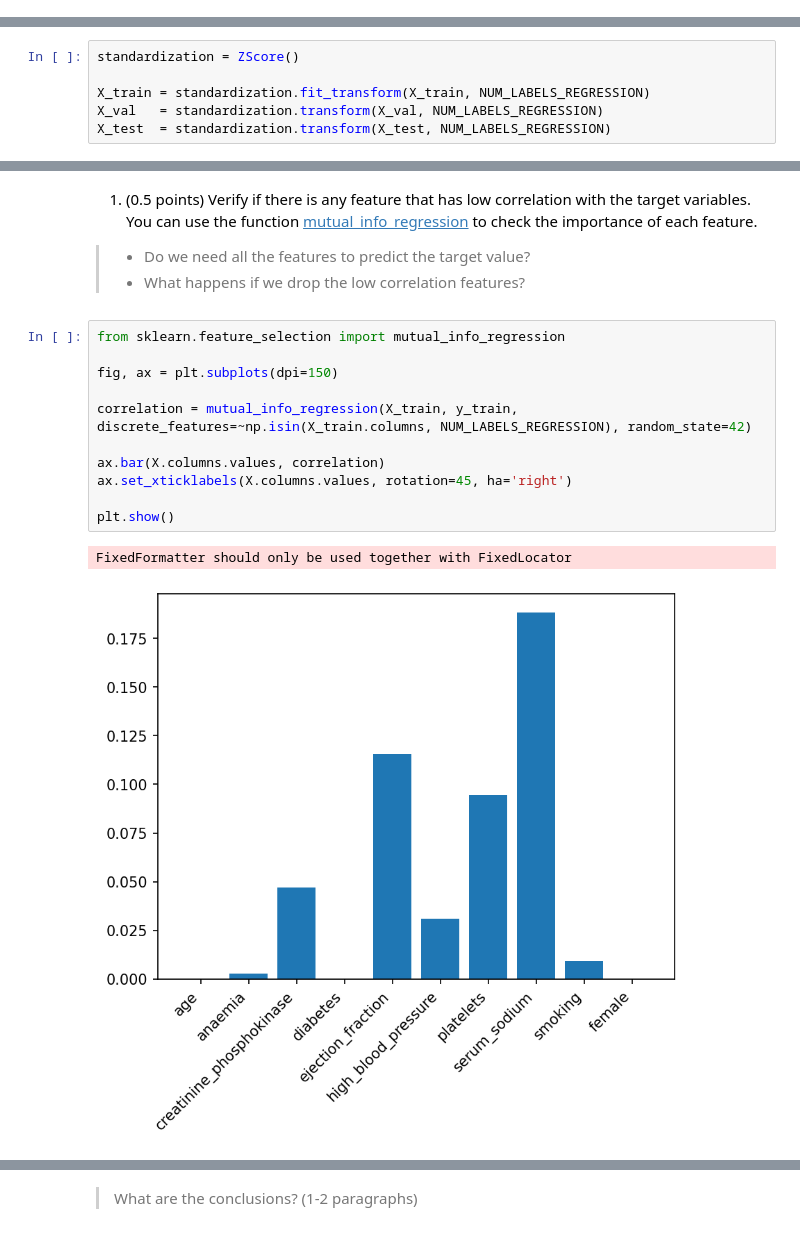
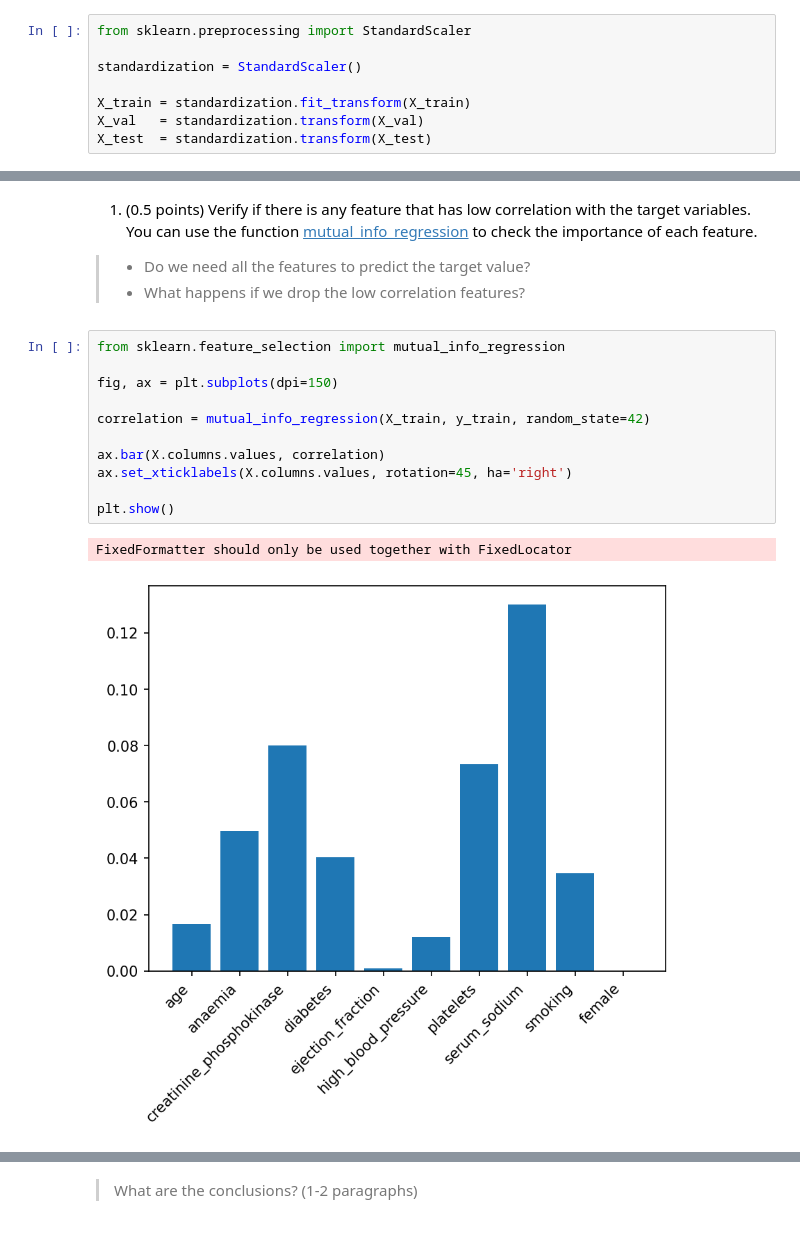
Before and after one commit to DanielGardin/MO444, a Jupyter notebook: T2_Classical_Techniques.ipynb, the cells around one changed output, grey strips where cells are left out. Cells and saved outputs as stored; diff of their text form.

```diff
--- a/T2_Classical_Techniques.ipynb
+++ b/T2_Classical_Techniques.ipynb
@@ -207,11 +163,13 @@ class ZScore:
+# %%
+from sklearn.preprocessing import StandardScaler
+
+standardization = StandardScaler()
+
+X_train = standardization.fit_transform(X_train)
+X_val   = standardization.transform(X_val)
+X_test  = standardization.transform(X_test)
 # %% [markdown]
 Os parâmetros da normalização são calculados no conjunto de treinamento e a mesma normalização é utilizada no conjunto de treinamento, validação e teste.
-# %%
-standardization = ZScore()
-
-X_train = standardization.fit_transform(X_train, NUM_LABELS_REGRESSION)
-X_val   = standardization.transform(X_val, NUM_LABELS_REGRESSION)
-X_test  = standardization.transform(X_test, NUM_LABELS_REGRESSION)
 # %% [markdown]
 ### Activities
 # %% [markdown]
@@ -222,15 +180,15 @@ X_test  = standardization.transform(X_test, NUM_LABELS_REGRESSION)
 # %%
 from sklearn.feature_selection import mutual_info_regression
 
 fig, ax = plt.subplots(dpi=150)
 
-correlation = mutual_info_regression(X_train, y_train, discrete_features=~np.isin(X_train.columns, NUM_LABELS_REGRESSION), random_state=42)
+correlation = mutual_info_regression(X_train, y_train, random_state=42)
 
 ax.bar(X.columns.values, correlation)
 ax.set_xticklabels(X.columns.values, rotation=45, ha='right')
 
 plt.show()
 # %% [output]
 FixedFormatter should only be used together with FixedLocator
-[figure, old version]
+[figure, new version]
 # %%
```
Also changed, not shown: parts of 34 cells of this notebook.
